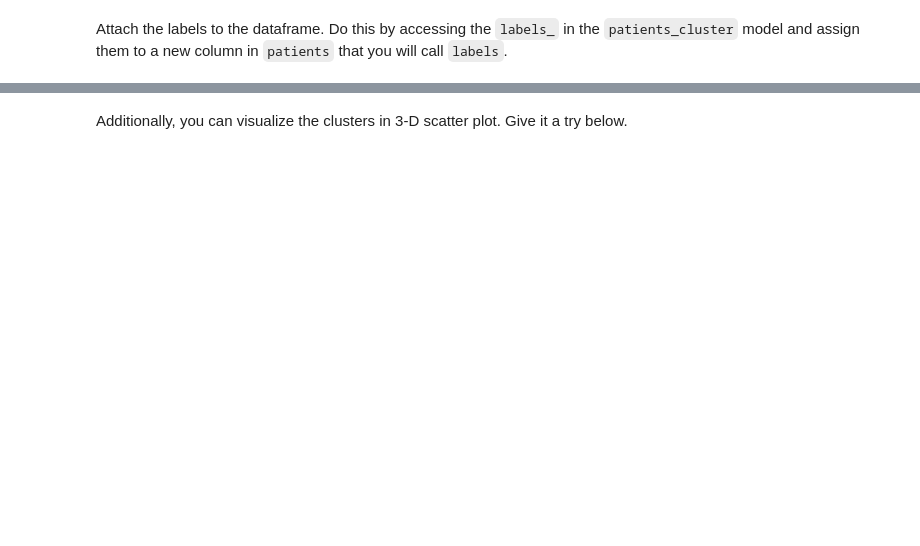
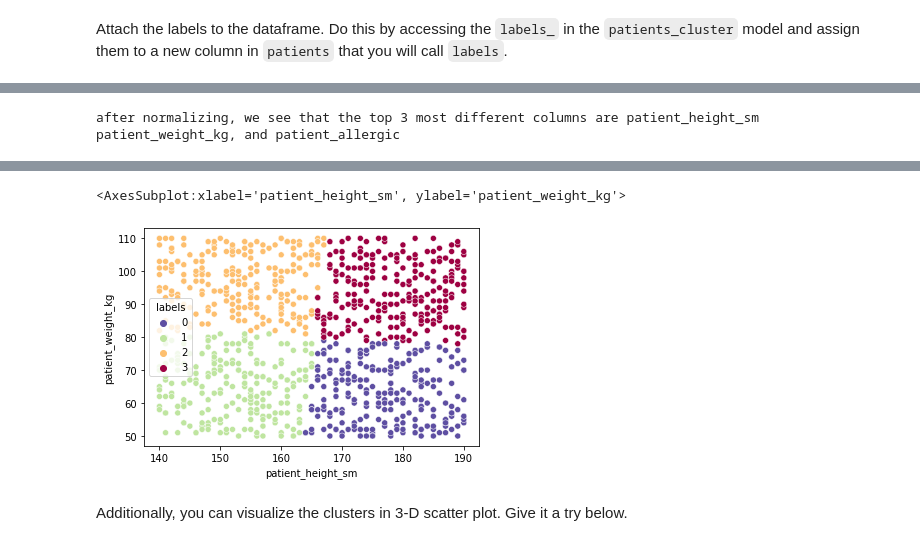
Before and after one commit to ironhack-bcn-data-pt/45-lab-unsupervised-learning-and-sklearn, a Jupyter notebook: your-code/main.ipynb, the cells around one changed output, grey strips where cells are left out. Drawn from its saved outputs; the diff is of its cells as text; code cells hidden in the pictures; blank space fills up the shorter version.

```diff
--- a/your-code/main.ipynb
+++ b/your-code/main.ipynb
@@ -290,3 +491,4 @@ Let's look at the head again to ensure the re-encoding and dropping are successf
 An interesting observation is that all patients are no older than 2 years. However, their weights and heights indicate that they are adults. This cannot be true. Therefore, we can either trust the weight and height columns or the DOB column. Since there are other columns that indicate that these are adults (they have emails, some have diabetes) we will drop the `patient_dob` column. We will also drop the `appointment_date` column since it has too many unique values to transform to a dummy variable. Drop the two columns in the cell below.
 # %%
 # Your code here:
+patient_df.drop(['patient_dob','appointment_date'],axis=1,inplace=True)
@@ -298,0 +507,4 @@ We start by initializing and fitting a model in the cell below. Call this model
+# %%
+patients_cluster = KMeans(n_clusters=4)
+# %%
+patients_cluster.fit(patient_df)
@@ -300,3 +514,4 @@ We start by initializing and fitting a model in the cell below. Call this model
 Attach the labels to the dataframe. Do this by accessing the `labels_` in the `patients_cluster` model and assign them to a new column in `patients` that you will call `labels`.
 # %%
 # Your code here:
+patient_df['labels'] = patients_cluster.labels_
@@ -313,3 +588,9 @@ Additionally, add a comment to describe which columns have the largest differenc
+# %%
+print('after normalizing, we see that the top 3 most different columns are patient_height_sm',
+     '\npatient_weight_kg, and patient_allergic')
+# %% [output]
+after normalizing, we see that the top 3 most different columns are patient_height_sm
+patient_weight_kg, and patient_allergic
 # %% [markdown]
 # Bonus Challenge: Visualize K-Means Clusters
 
@@ -323,3 +602,10 @@ If the scatter plot does not make any sense to you, it means the features you ch
+# %%
+# Your code here:
+import seaborn as sns
+sns.scatterplot(data=patient_df,x='patient_height_sm',y='patient_weight_kg',hue='labels', palette='Spectral_r')
+# %% [output]
+<AxesSubplot:xlabel='patient_height_sm', ylabel='patient_weight_kg'>
+[figure, added]
 # %% [markdown]
 Additionally, you can visualize the clusters in 3-D scatter plot. Give it a try below.
 # %%
```
Also changed, not shown: parts of 47 cells of this notebook.
